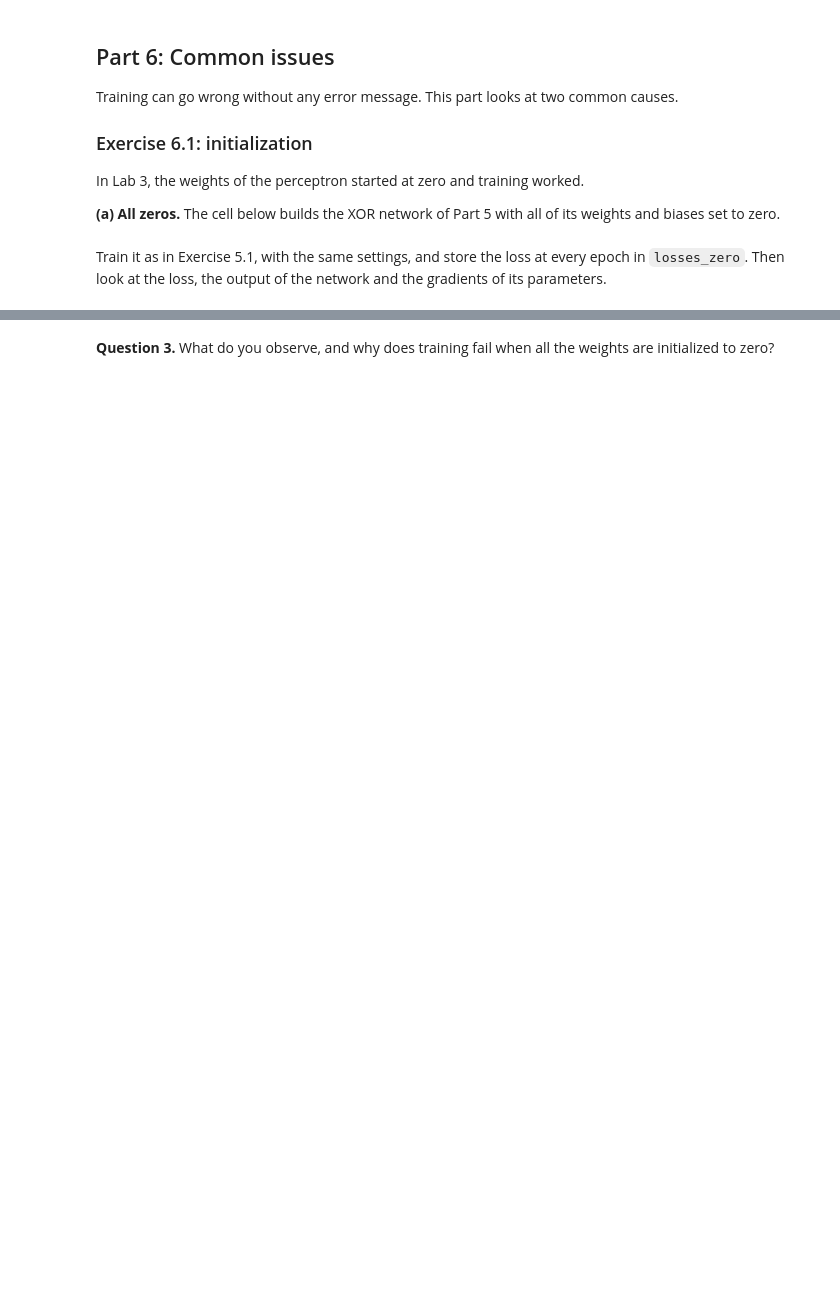
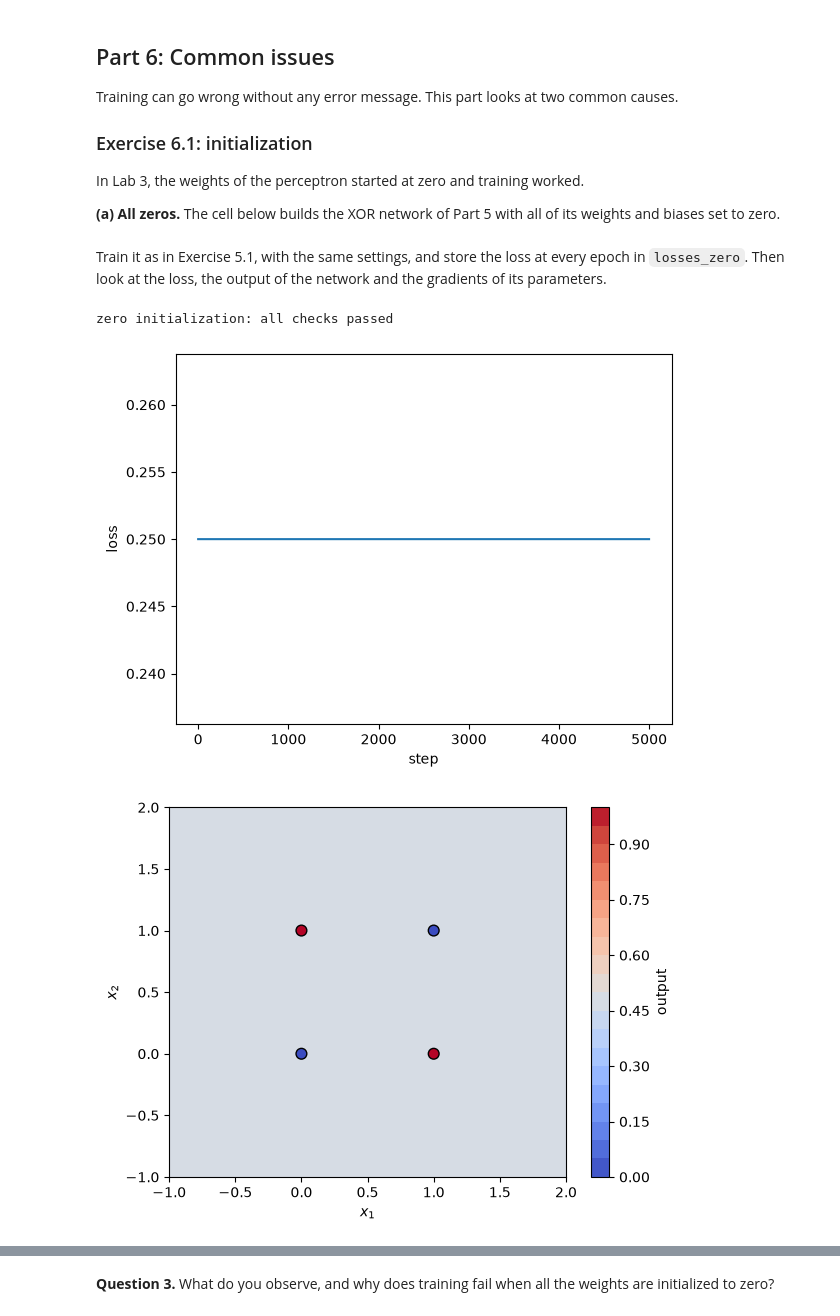
Before and after one commit to omariott/PSL-DL-Labs, a Jupyter notebook: labs/lab05_backprop.ipynb, the cells around one changed output, grey strips where cells are left out. Saved outputs shown, nothing was run; the diff lists cells and outputs as text; code cells hidden in the pictures; blank space fills up the shorter version.

```diff
--- a/labs/lab05_backprop.ipynb
+++ b/labs/lab05_backprop.ipynb
@@ -402,13 +494,17 @@ for p in model_zero.parameters():
 # %% [markdown]
 Train it as in Exercise 5.1, with the same settings, and store the loss at every epoch in `losses_zero`. Then look at the loss, the output of the network and the gradients of its parameters.
 # %%
-losses_zero = ...
+losses_zero = train(model_zero, minitorch.loss.MSELoss(), minitorch.optim.SGD(model_zero.parameters(), XOR_LR), X_xor, y_xor, XOR_STEPS)
 
 checks.xor_zero_init(model_zero, losses_zero, X_xor, y_xor, XOR_STEPS)
 
 plt.plot(losses_zero)
 plt.xlabel("step")
 plt.ylabel("loss")
 plt.show()
 
 plot_soft_decision_region(model_zero, X_xor, y_xor, margin=1.0)
+# %% [output]
+zero initialization: all checks passed
+[figure, added]
+[figure, added]
```
Also changed, not shown: parts of 30 cells of this notebook, 5 other files.
